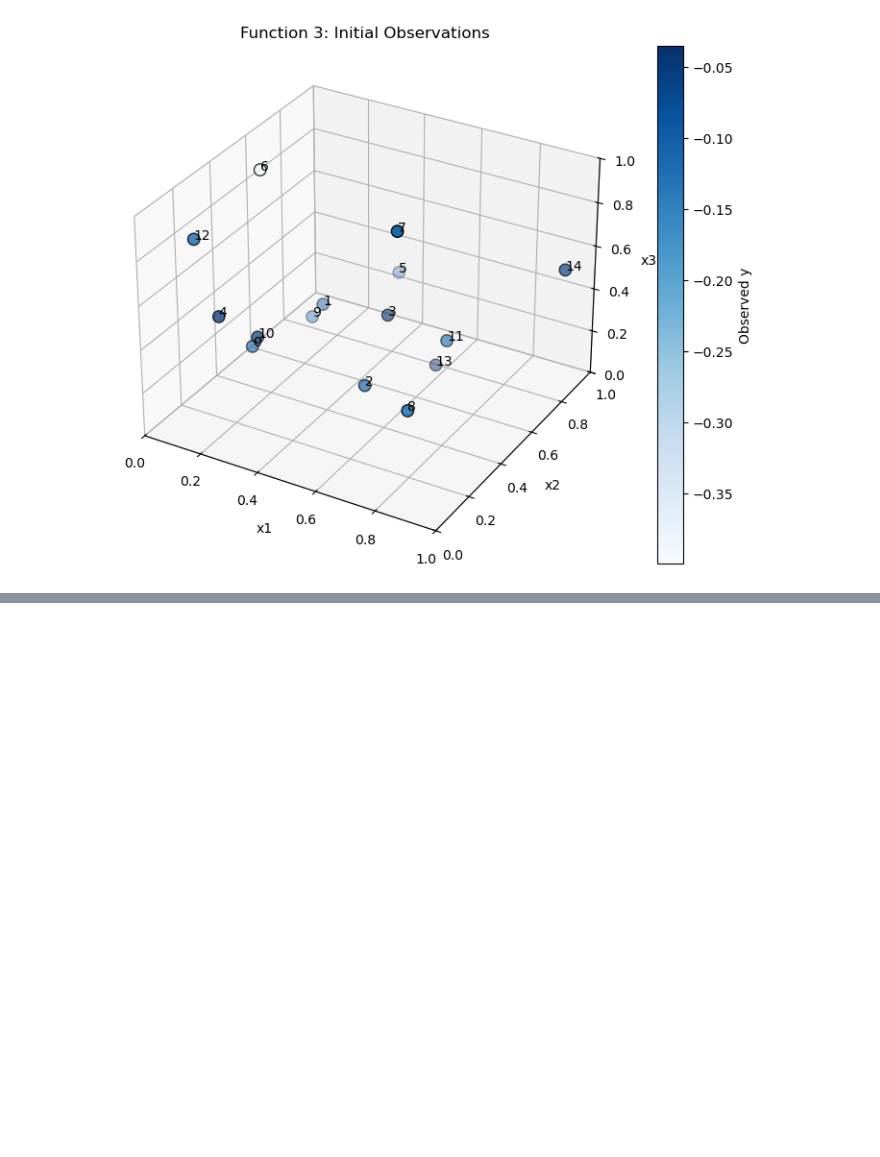
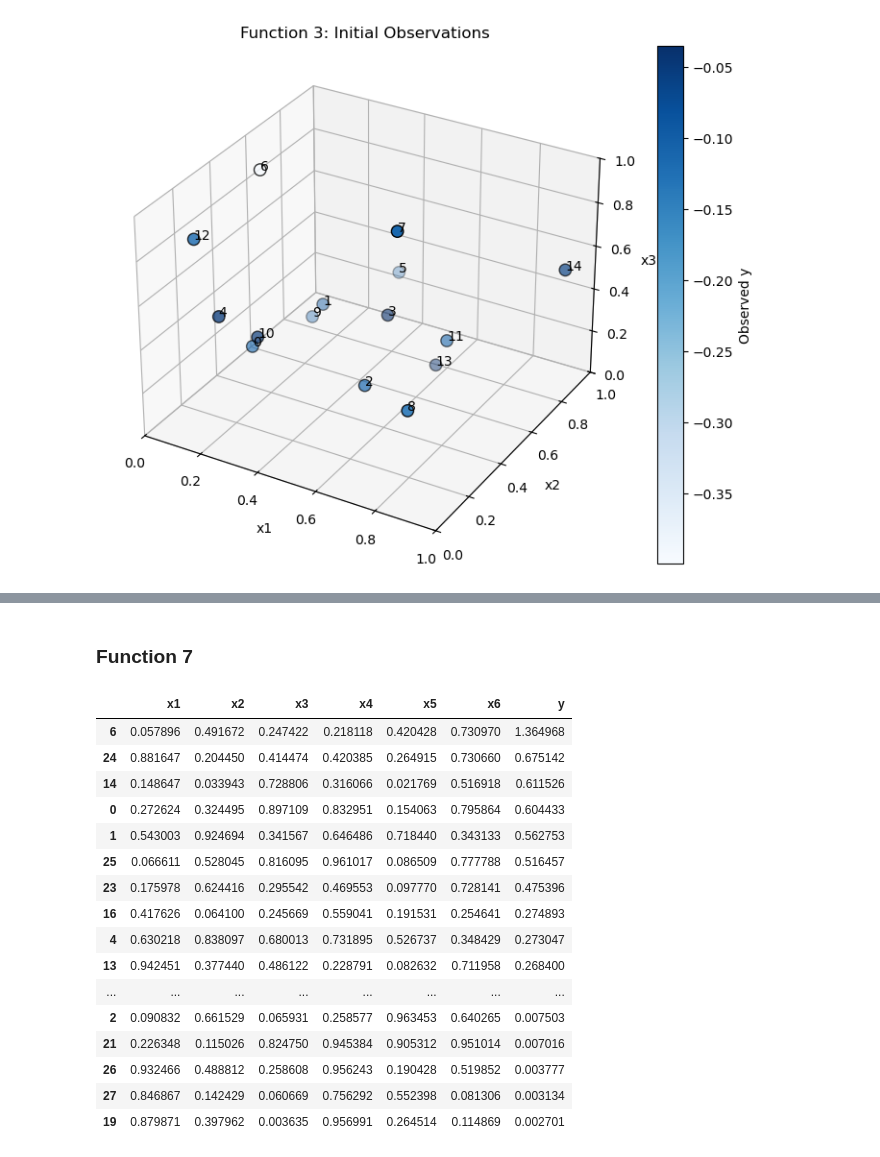
Before and after one commit to mkamar17/bbocapstone, a Jupyter notebook: project/stage-two/initial_data/master_notebook_analysis.ipynb, the cells around one changed output, grey strips where cells are left out. Cells and saved outputs as stored; diff of their text form; code cells hidden in the pictures; blank space fills up the shorter version.

```diff
--- a/project/stage-two/initial_data/master_notebook_analysis.ipynb
+++ b/project/stage-two/initial_data/master_notebook_analysis.ipynb
@@ -419,0 +757,28 @@ plt.show()
+# %% [markdown]
+### Function 7
+# %%
+X7 = functions[7]["X"]
+y7 = functions[7]["y"]
+
+df7 = pd.DataFrame(X7, columns=["x1", "x2", "x3", "x4", "x5", "x6"])
+df7["y"] = y7
+# %%
+df7.sort_values("y", ascending=False)
+# %% [output]
+|  | x1 | x2 | x3 | x4 | x5 | x6 | y |
+| 6 | 0.057896 | 0.491672 | 0.247422 | 0.218118 | 0.420428 | 0.730970 | 1.364968 |
+| 24 | 0.881647 | 0.204450 | 0.414474 | 0.420385 | 0.264915 | 0.730660 | 0.675142 |
+| 14 | 0.148647 | 0.033943 | 0.728806 | 0.316066 | 0.021769 | 0.516918 | 0.611526 |
+| 0 | 0.272624 | 0.324495 | 0.897109 | 0.832951 | 0.154063 | 0.795864 | 0.604433 |
+| 1 | 0.543003 | 0.924694 | 0.341567 | 0.646486 | 0.718440 | 0.343133 | 0.562753 |
+| 25 | 0.066611 | 0.528045 | 0.816095 | 0.961017 | 0.086509 | 0.777788 | 0.516457 |
+| 23 | 0.175978 | 0.624416 | 0.295542 | 0.469553 | 0.097770 | 0.728141 | 0.475396 |
+| 16 | 0.417626 | 0.064100 | 0.245669 | 0.559041 | 0.191531 | 0.254641 | 0.274893 |
+| 4 | 0.630218 | 0.838097 | 0.680013 | 0.731895 | 0.526737 | 0.348429 | 0.273047 |
+| 13 | 0.942451 | 0.377440 | 0.486122 | 0.228791 | 0.082632 | 0.711958 | 0.268400 |
+| ... | ... | ... | ... | ... | ... | ... | ... |
+| 2 | 0.090832 | 0.661529 | 0.065931 | 0.258577 | 0.963453 | 0.640265 | 0.007503 |
+| 21 | 0.226348 | 0.115026 | 0.824750 | 0.945384 | 0.905312 | 0.951014 | 0.007016 |
+| 26 | 0.932466 | 0.488812 | 0.258608 | 0.956243 | 0.190428 | 0.519852 | 0.003777 |
+| 27 | 0.846867 | 0.142429 | 0.060669 | 0.756292 | 0.552398 | 0.081306 | 0.003134 |
+| 19 | 0.879871 | 0.397962 | 0.003635 | 0.956991 | 0.264514 | 0.114869 | 0.002701 |
```
Also changed, not shown: parts of 49 cells of this notebook.
